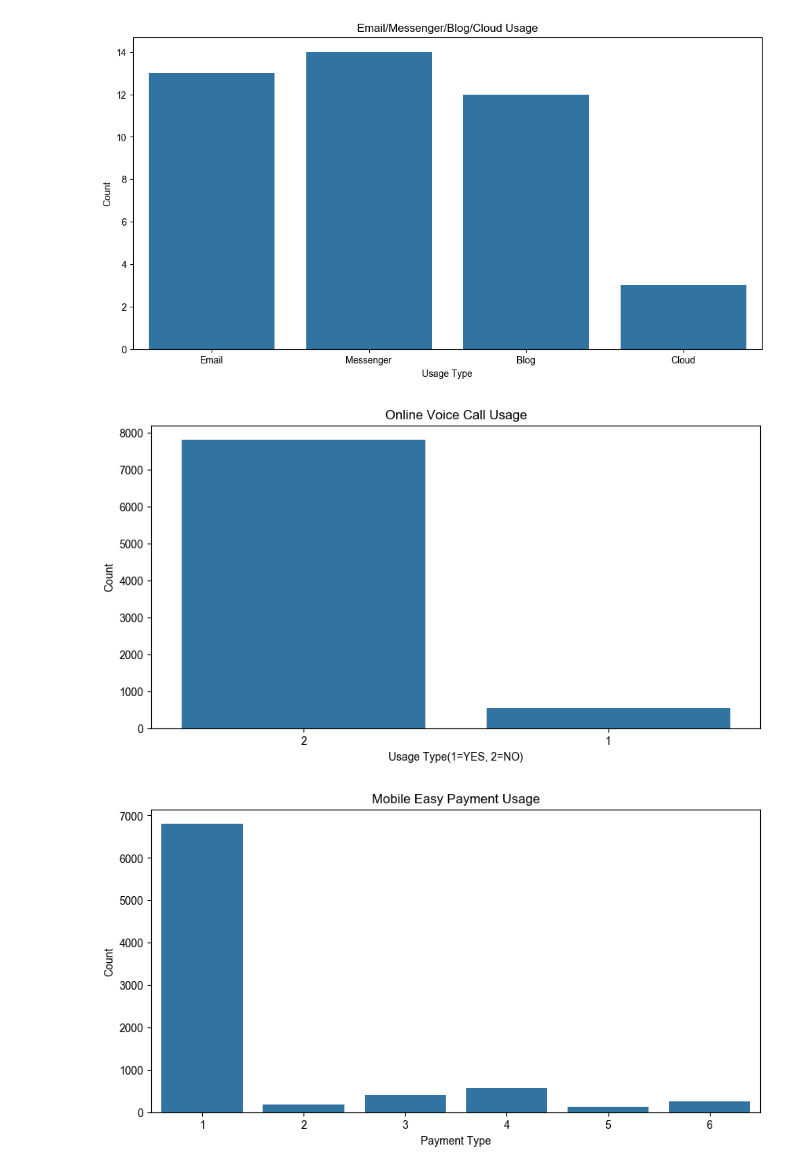
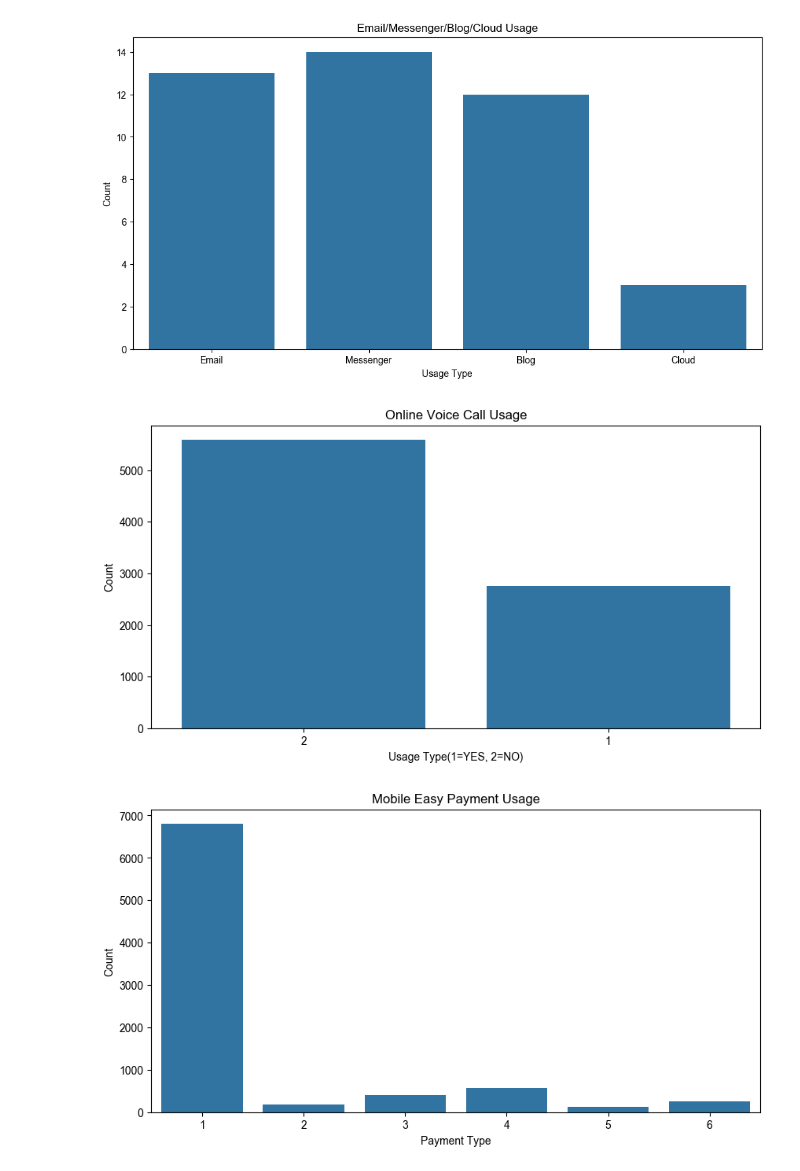
Before and after one commit to SKNETWORKS-FAMILY-AICAMP/SKN09-2nd-3Team, a Jupyter notebook: phone_brand_project.ipynb, the cells around one changed output. Drawn from its saved outputs; the diff is of its cells as text; code cells hidden in the pictures.

```diff
--- a/phone_brand_project.ipynb
+++ b/phone_brand_project.ipynb
@@ -163,19 +163,19 @@ plt.show()
 # %% [output]
 [figure]
 # %%
-# 온라인 음성통화 사용 여부 (`p21c06006`)
+# 온라인 음성통화 사용 여부 ('p21a03032')
 # 수정 필요             (p21a03032)
 
-# 'p21c06006' 값 2를 0으로 변경
-merged_notna_df.loc[:, "p21c06006"] = merged_notna_df["p21c06006"].replace(2, 0)
+# `p21a03032` 값 2를 0으로 변경
+merged_notna_df.loc[:, 'p21a03032'] = merged_notna_df['p21a03032'].replace(2, 0)
 plt.figure(figsize=(10, 5))
-sns.countplot(x=merged_notna_df["p21c06006"].dropna())
+sns.countplot(x=merged_notna_df['p21a03032'].dropna())
 plt.title("Online Voice Call Usage")
 plt.xlabel("Usage Type(1=YES, 2=NO)")
 plt.ylabel("Count")
 plt.show()
 # %% [output]
-[figure, old version]
+[figure, new version]
 # %%
 # 모바일 간편 송금 및 신용카드 저장 (`p21d14001`, `p21d14002`)
 plt.figure(figsize=(10, 5))
```
Also changed, not shown: parts of 1 cell of this notebook, 9 other files.
